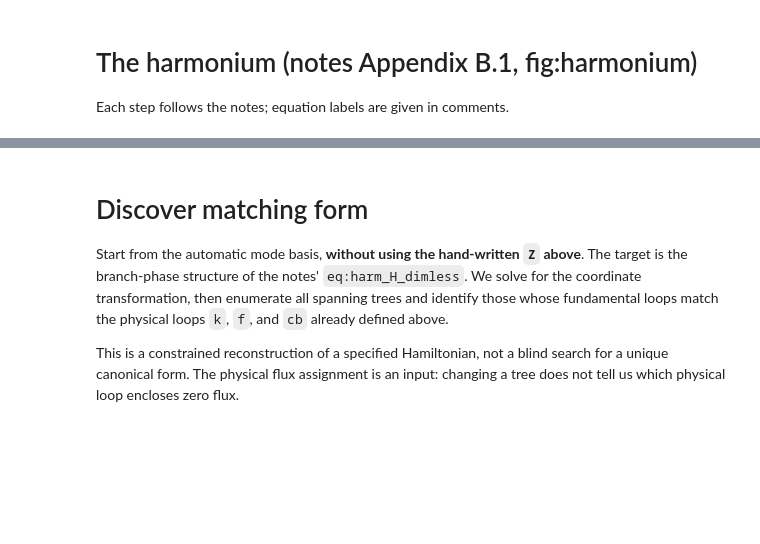
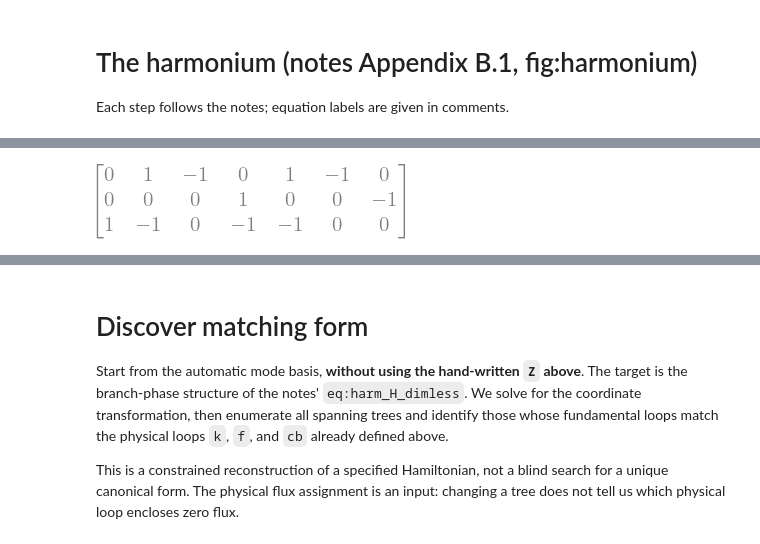
Before and after one commit to eliweissler/circuit-quantization, a Jupyter notebook: examples/harmonium.ipynb, the cells around one changed output, grey strips where cells are left out. Saved outputs shown, nothing was run; the diff lists cells and outputs as text; code cells hidden in the pictures; blank space fills up the shorter version.

```diff
--- a/examples/harmonium.ipynb
+++ b/examples/harmonium.ipynb
@@ -47,0 +33,11 @@ cq.draw_circuit_diagram(
+# %%
+branch_dict = {  # eq:harm_G; first branch fixes the positive orientation
+    "k": ("J1", "J2", "L1", "L2"),
+    "f": ("J3", "L3"),
+    "cb": ("C", "J1", "J3", "L1"),
+}
+loops = Loops(circuit, branch_dict, {"cb": 0})
+vk, vf = loops.variables
+loops.G
+# %% [output]
+[figure, added]
```
Also changed, not shown: parts of 13 cells of this notebook, 12 other files.
